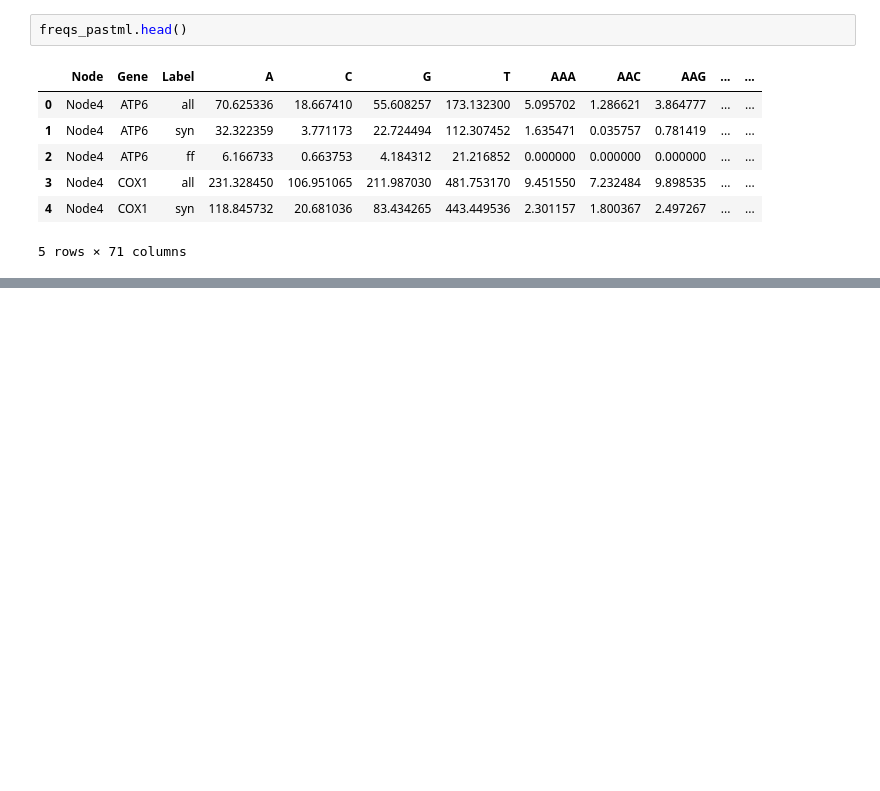
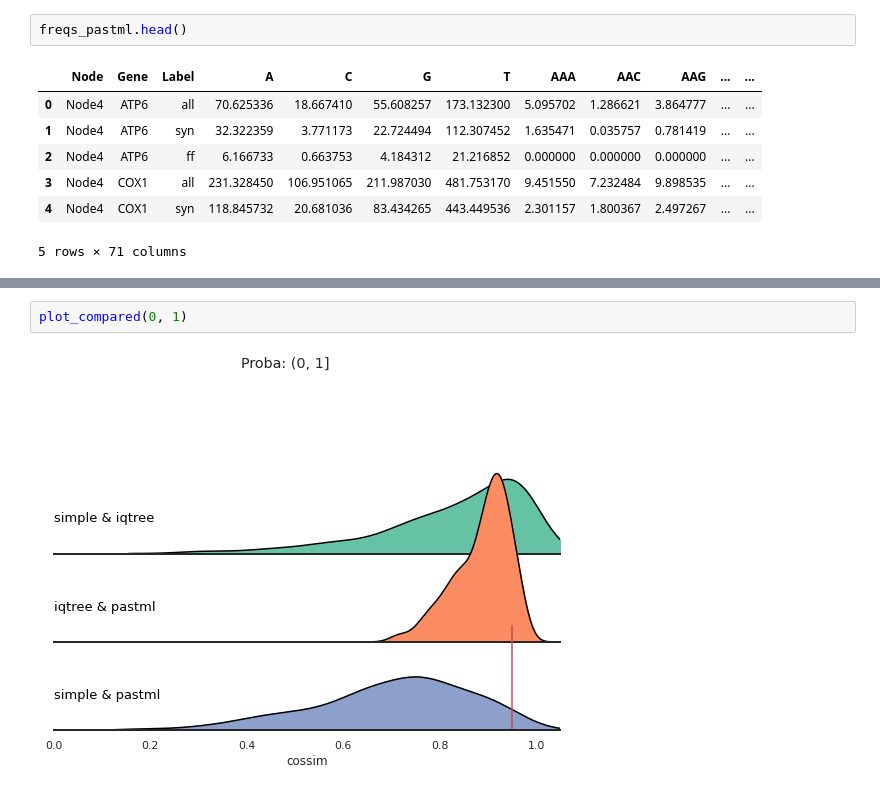
Before and after one commit to mitoclub/PyMutSpec, a Jupyter notebook: notebooks/pastml_report.ipynb, the cells around one changed output, grey strips where cells are left out. Saved outputs shown, nothing was run; the diff lists cells and outputs as text; blank space fills up the shorter version.

```diff
--- a/notebooks/pastml_report.ipynb
+++ b/notebooks/pastml_report.ipynb
@@ -599,0 +624,4 @@ mutspec_proba[mutspec_proba.Label == "syn"].sort_values(["RefNode", "AltNode", "
+# %%
+plot_compared(0, 1)
+# %% [output]
+[figure, added]
```
Also changed, not shown: parts of 24 cells of this notebook.
